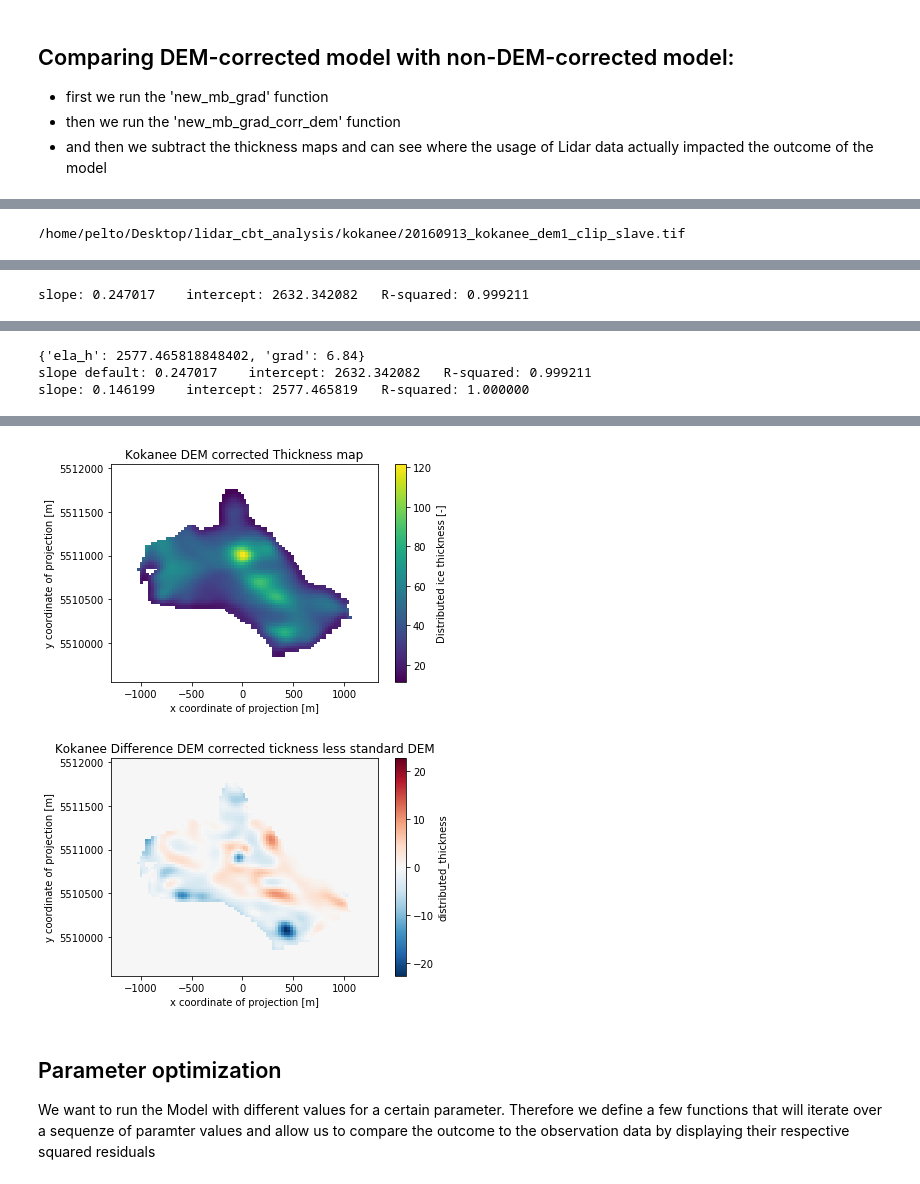
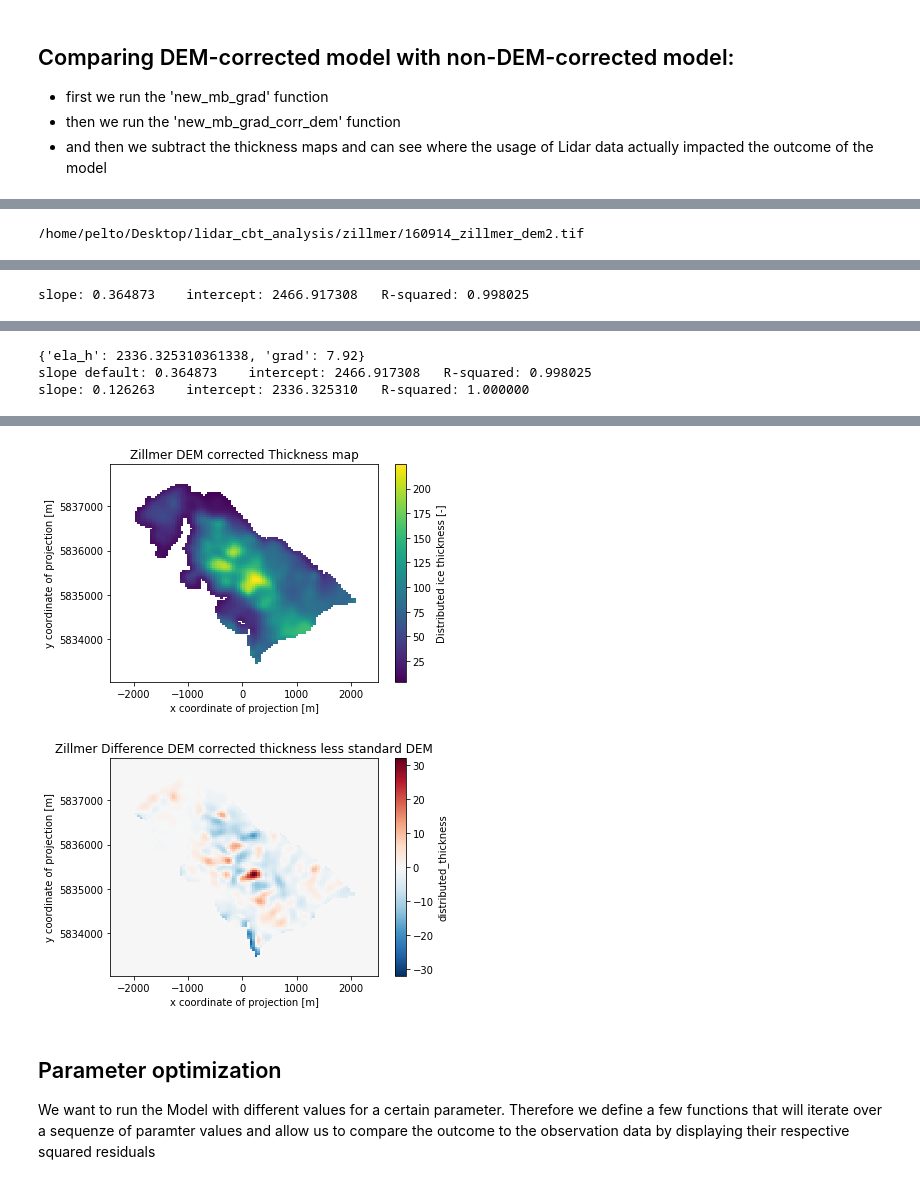
Before and after one commit to bpelto/OGGM-Columbia-Project, a Jupyter notebook: extra/optimized_thickness-exports.ipynb, the cells around one changed output, grey strips where cells are left out. Cells and saved outputs as stored; diff of their text form; code cells hidden in the pictures.

```diff
--- a/extra/optimized_thickness-exports.ipynb
+++ b/extra/optimized_thickness-exports.ipynb
@@ -34,7 +34,7 @@ import datetime
 - 6 for Zillmer
 # %%
 # Here the num variable is set:
-num=0
+num=6
 
 # A list with all the glacier names
 glacier = ['Kokanee', 'Haig', 'Conrad', 'Washmawapta', 'Illecillewaet', 'Nordic', 'Zillmer']
@@ -190,6 +190,10 @@ def new_mb_grad_corr_dem(num, dem, glacier, name, parameter, best, use_dem_corr)
     slope, intercept, r_value, p_value, std_err = stats.linregress(l_mb_on_z, z)
     print("slope: %f    intercept: %f" % (slope, intercept), "  R-squared: %f" % r_value**2)
 
+    workflow.inversion_tasks(gdirs)
+    workflow.execute_entity_task(tasks.distribute_thickness_per_altitude, gdirs);
+    tasks.init_present_time_glacier(gdir) ##trying to update the model flowline
+
     ds_new = xr.open_dataset(gdir.get_filepath('gridded_data')).load()
     ds_new.close()
 
@@ -420,6 +281,9 @@ slope: 0.146199    intercept: 2582.492811   R-squared: 1.000000
 # %%
 # run the model with DEM correction
-new_mb_gradient_corr_dem = new_mb_grad_corr_dem(num, dem, glacier, 'ice_density', 900, False, True)
+if glacier[num] == "Washmawapta":
+    new_mb_gradient_corr_dem= new_mb_grad_corr_dem(num, dem, glacier, 'ice_density', 900, False, False)
+else:
+    new_mb_gradient_corr_dem= new_mb_grad_corr_dem(num, dem, glacier, 'ice_density', 900, False, True)
 # will fail with HDF error if ds_new.close() isn't run
 
 new_mb_gradient_corr_dem_thick = new_mb_gradient_corr_dem[0].distributed_thickness
@@ -441 +305 @@ new_mb_gradient_corr_dem_copy = new_mb_gradient_corr_dem_thick
-/home/pelto/Desktop/lidar_cbt_analysis/kokanee/20160913_kokanee_dem1_clip_slave.tif
+/home/pelto/Desktop/lidar_cbt_analysis/zillmer/160914_zillmer_dem2.tif
@@ -461 +325 @@ new_mb_gradient_corr_dem_copy = new_mb_gradient_corr_dem_thick
-slope: 0.247017    intercept: 2632.342082   R-squared: 0.999211
+slope: 0.364873    intercept: 2466.917308   R-squared: 0.998025
@@ -464,3 +331,3 @@ slope: 0.247017    intercept: 2632.342082   R-squared: 0.999211
-{'ela_h': 2577.465818848402, 'grad': 6.84}
-slope default: 0.247017    intercept: 2632.342082   R-squared: 0.999211
-slope: 0.146199    intercept: 2577.465819   R-squared: 1.000000
+{'ela_h': 2336.325310361338, 'grad': 7.92}
+slope default: 0.364873    intercept: 2466.917308   R-squared: 0.998025
+slope: 0.126263    intercept: 2336.325310   R-squared: 1.000000
@@ -467,13 +335,13 @@ slope: 0.146199    intercept: 2577.465819   R-squared: 1.000000
-[figure, old version]
+[figure, new version]
 # %%
 # the actual differencing and plotting
 (new_mb_gradient_corr_dem_thick-new_mb_gradient_thick).plot()
 
 # label it, save it
-plt.title(glacier[num]+' Difference DEM corrected tickness less standard DEM')
+plt.title(glacier[num]+' Difference DEM corrected thickness less standard DEM')
 plt.savefig(products+'difference_dem_correction_'+ glacier[num]+'.png', dpi=100)
 # %% [output]
-[figure, old version]
+[figure, new version]
 # %% [markdown]
 ## Parameter optimization
 
```
Also changed, not shown: parts of 14 cells of this notebook.
